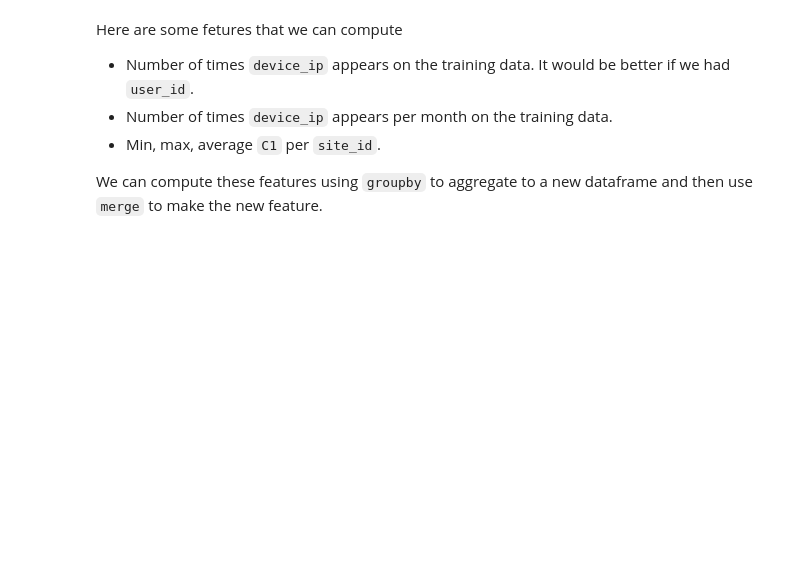
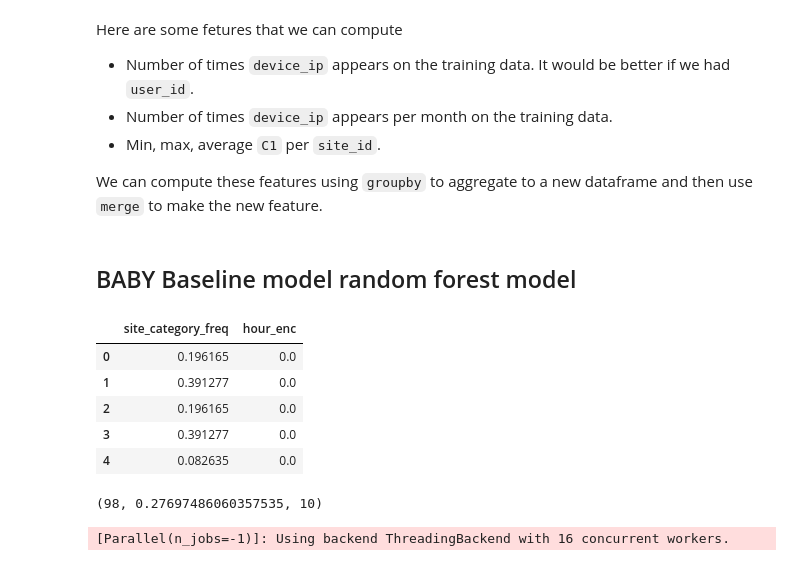
Before and after one commit to yanneta/msds699, a Jupyter notebook: notebooks/4_feature_eng.ipynb, the cells around one changed output. Drawn from its saved outputs; the diff is of its cells as text; code cells hidden in the pictures; blank space fills up the shorter version.

Commit message:
adding model to notebook

```diff
--- a/notebooks/4_feature_eng.ipynb
+++ b/notebooks/4_feature_eng.ipynb
@@ -213,5 +214,5 @@ def group_rare_categories(train, col, min_count=100):
 # %%
-train = group_rare_categories(train, 'site_category', min_count=100)
+train, val = group_rare_categories(train, val, 'site_category', min_count=100)
 # %%
 freq_counts = train.groupby(['site_category']).size()
 # %%
@@ -234,5 +235,7 @@ train.shape
 # %%
 train["site_category_freq"] = train["site_category"].map(freq_counts)
+# %%
+val["site_category_freq"] = val["site_category"].map(freq_counts)
 # %%
 train.shape
 # %% [output]
@@ -256,5 +254,6 @@ train.head()
 * Difference between dates
 # %%
 # hour: format is YYMMDDHH, so 14091123 means 23:00 on Sept. 11, 2014 UTC.
-train['hour_enc'] = train['hour'].astype(str)
+train['hour_enc'] = train['hour'].astype(str).str[-2:].astype(float)
+val['hour_enc'] = val['hour'].astype(str).str[-2:].astype(float)
 train.head()
@@ -291,3 +321,7 @@ Here are some fetures that we can compute
 * Min, max, average `C1` per `site_id`.
 
 We can compute these features using `groupby` to aggregate to a new dataframe and then use `merge` to make the new feature.
+# %% [markdown]
+## BABY Baseline model random forest model
+# %%
+features = ["site_category_freq", "hour_enc"]
@@ -293,0 +331,11 @@ We can compute these features using `groupby` to aggregate to a new dataframe an
+# %%
+x_train = train[features]
+x_val = val[features]
+x_train.head()
+# %% [output]
+|  | site_category_freq | hour_enc |
+| 0 | 0.196165 | 0.0 |
+| 1 | 0.391277 | 0.0 |
+| 2 | 0.196165 | 0.0 |
+| 3 | 0.391277 | 0.0 |
+| 4 | 0.082635 | 0.0 |
@@ -293,0 +351,19 @@ We can compute these features using `groupby` to aggregate to a new dataframe an
+# %%
+get_random_values_hyperparameters()
+# %% [output]
+(98, 0.27697486060357535, 10)
+# %%
+for i in range(20):
+    h1, h2, h3 = get_random_values_hyperparameters()
+    rf = RandomForestClassifier(n_jobs = -1, n_estimators=20, min_samples_leaf=h1,
+                                 max_features=h2, max_depth=h3, verbose=1)
+    rf.fit(x_train, y_train)
+    y_hat_train = rf.predict_proba(x_train)[:,1]
+    y_hat_val = rf.predict_proba(x_val)[:,1]
+    print("min_samples_leaf %d, max_features %.1f, max_depth %d" % (h1, h2, h3))
+    print("   train loss %.2f, val loss %.2f" % log_loss(y_train, y_hat_train),
+          log_loss(y_val, y_hat_val))
+    print("   train auc %.2f, val auc %.2f" % auc(y_train, y_hat_train),
+          auc(y_val, y_hat_val))
+# %% [output]
+[Parallel(n_jobs=-1)]: Using backend ThreadingBackend with 16 concurrent workers.
```
Also changed, not shown: parts of 14 cells of this notebook.
